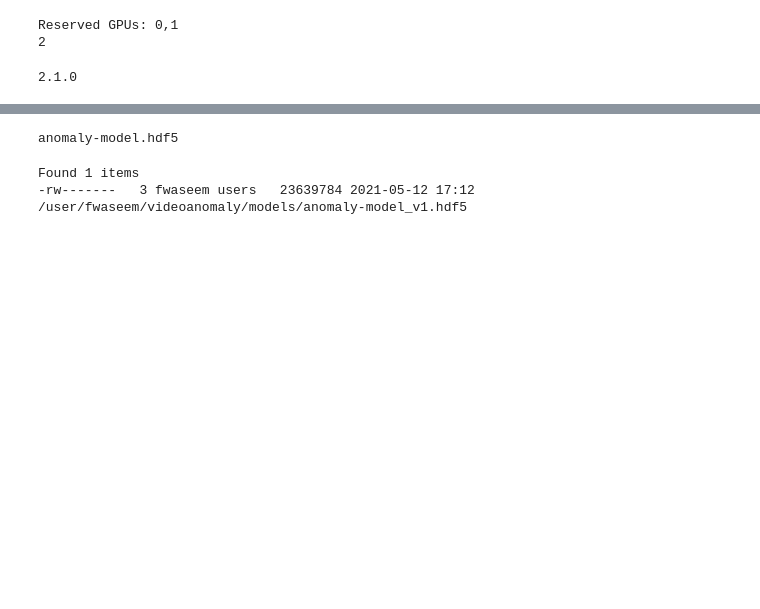
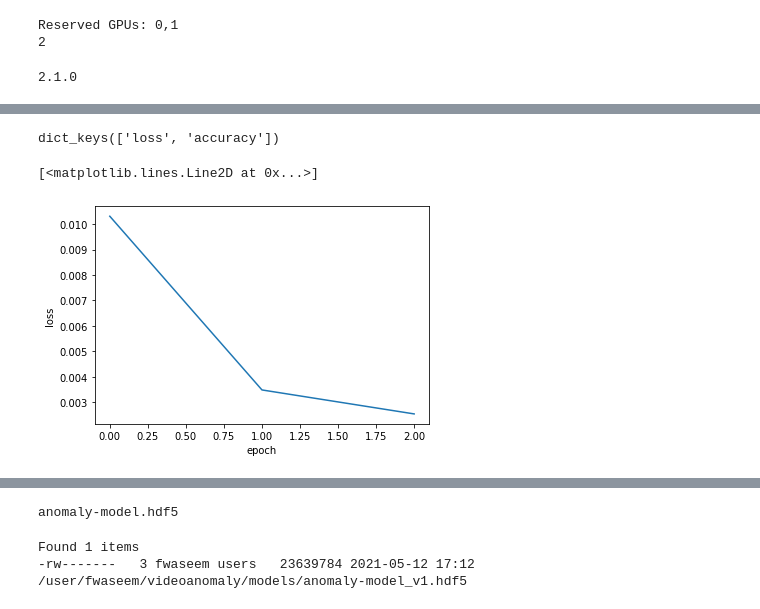
Before and after one commit to rafapm/CS_230, a Jupyter notebook: daelstm/notebooks/visualautoencoder.ipynb, the cells around one changed output, grey strips where cells are left out. Saved outputs shown, nothing was run; the diff lists cells and outputs as text; code cells hidden in the pictures; blank space fills up the shorter version.

```diff
--- a/daelstm/notebooks/visualautoencoder.ipynb
+++ b/daelstm/notebooks/visualautoencoder.ipynb
@@ -282,3 +241,3 @@ got test
 # %%
-autoencoder_model = get_model()
+autoencoder_model, history = get_model()
 # %% [output]
@@ -305,0 +267,12 @@ autoencoder_model
+# %%
+# list all data in history e-05 = .007
+print(history.history.keys())
+# %% [output]
+dict_keys(['loss', 'accuracy'])
+# %%
+plt.ylabel('loss')
+plt.xlabel('epoch')
+plt.plot(history.history['loss'])
+# %% [output]
+[<matplotlib.lines.Line2D at 0x...>]
+[figure, added]
```
Also changed, not shown: parts of 29 cells of this notebook.
